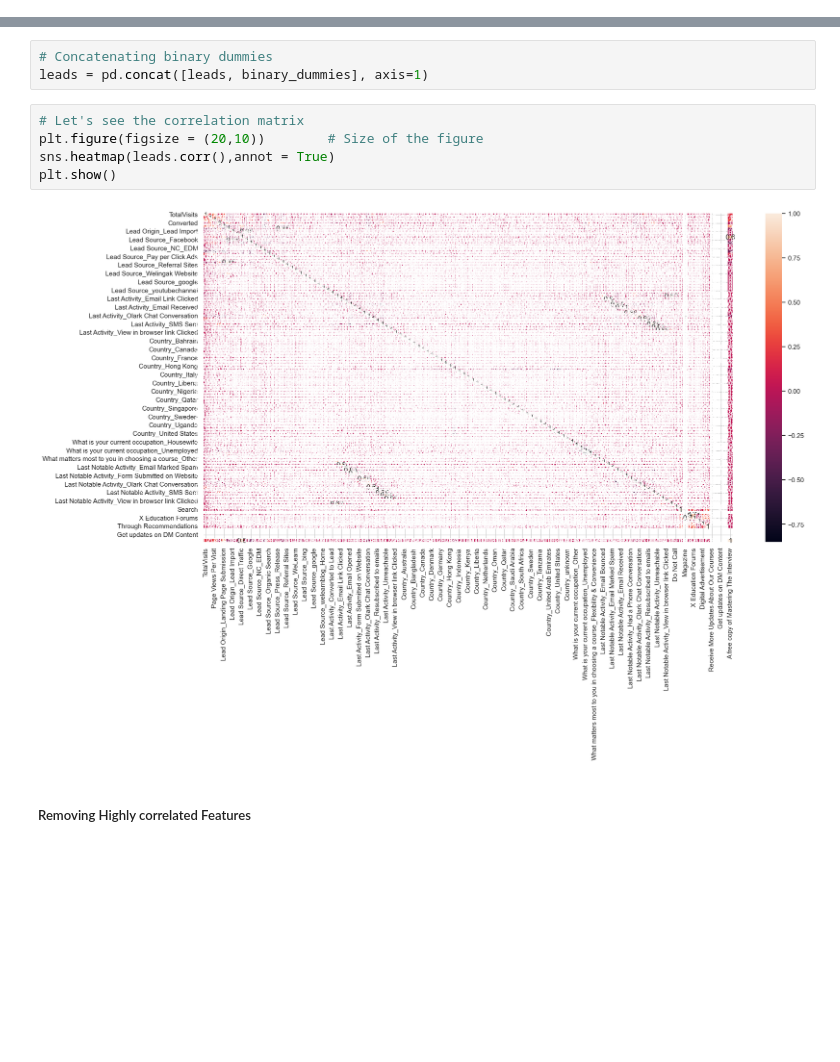
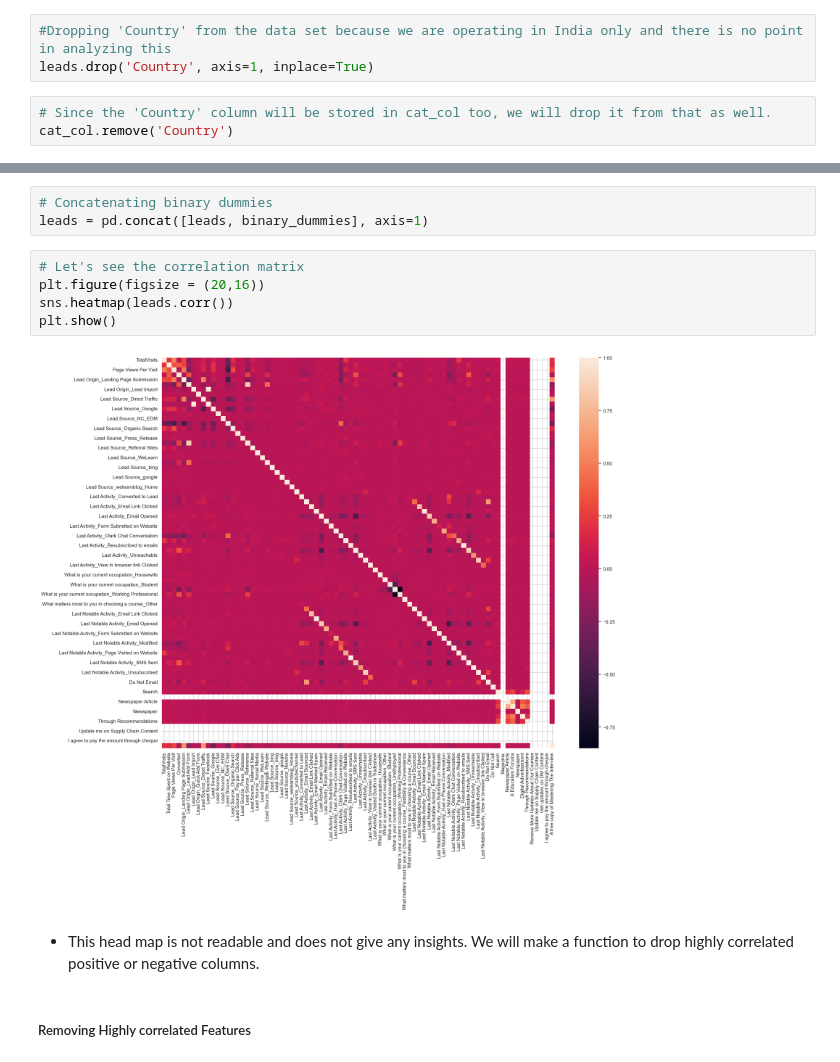
Before and after one commit to hrithikk16/Leads_Scoring_Case_Study, a Jupyter notebook: assign.ipynb, the cells around one changed output, grey strips where cells are left out. Drawn from its saved outputs; the diff is of its cells as text; blank space fills up the shorter version.

```diff
--- a/assign.ipynb
+++ b/assign.ipynb
@@ -493,6 +493,12 @@ plt.tight_layout()
 plt.show()
 # %% [output]
 [figure]
+# %%
+#Dropping 'Country' from the data set because we are operating in India only and there is no point in analyzing this
+leads.drop('Country', axis=1, inplace=True)
+# %%
+# Since the 'Country' column will be stored in cat_col too, we will drop it from that as well.
+cat_col.remove('Country')
 # %%
 # Looking into the data set again
 leads.head()
@@ -549,11 +555,13 @@ leads = leads.drop(binary_cols, axis=1)
 leads = pd.concat([leads, binary_dummies], axis=1)
 # %%
 # Let's see the correlation matrix
-plt.figure(figsize = (20,10))        # Size of the figure
-sns.heatmap(leads.corr(),annot = True)
+plt.figure(figsize = (20,16))
+sns.heatmap(leads.corr())
 plt.show()
 # %% [output]
-[figure, old version]
+[figure, new version]
+# %% [markdown]
+- This head map is not readable and does not give any insights. We will make a function to drop highly correlated positive or negative columns.
 # %% [markdown]
 ##### Removing Highly correlated Features
 # %%
```
Also changed, not shown: parts of 10 cells of this notebook.
